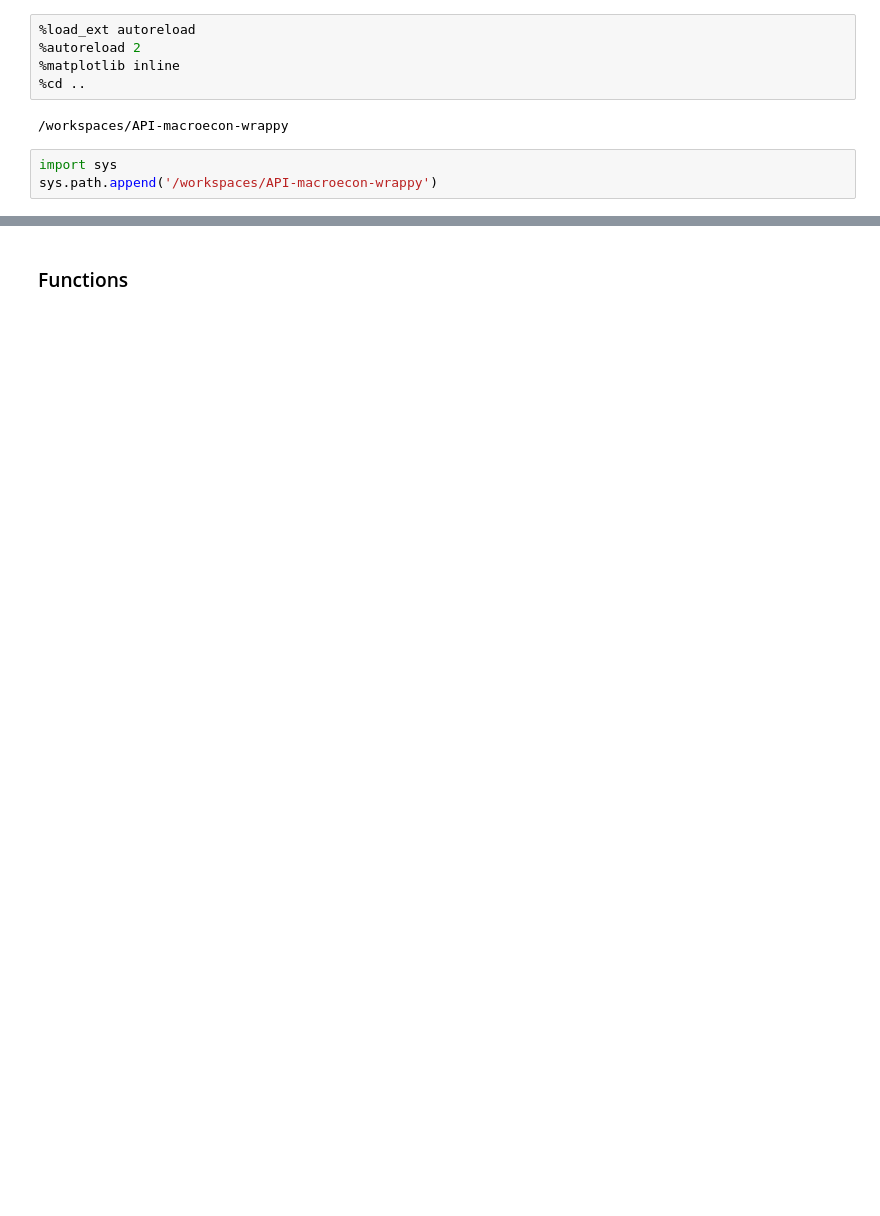
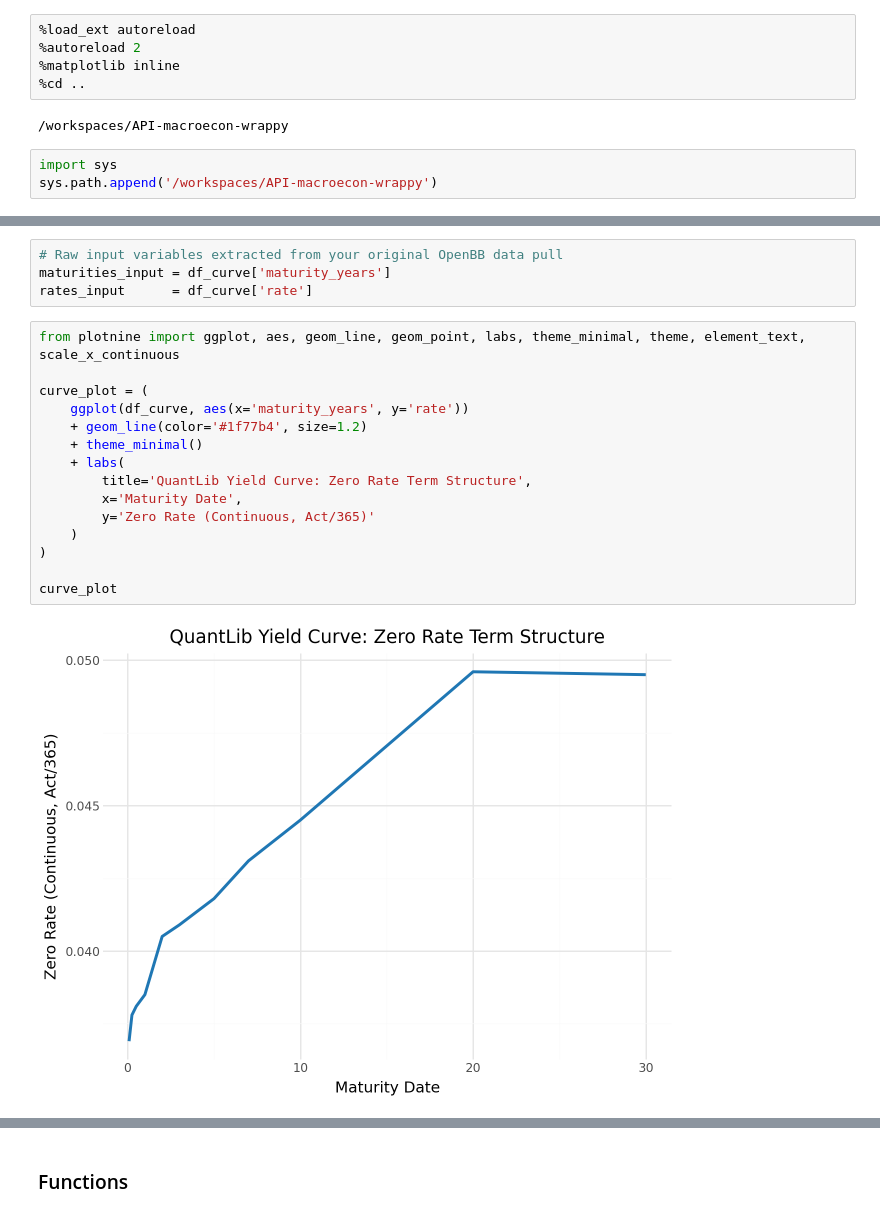
Before and after one commit to IMTorgOpenDataTools/macroecon-wrappy, a Jupyter notebook: notebooks/review_bonds.ipynb, the cells around one changed output, grey strips where cells are left out. Cells and saved outputs as stored; diff of their text form; blank space fills up the shorter version.

```diff
--- a/notebooks/review_bonds.ipynb
+++ b/notebooks/review_bonds.ipynb
@@ -83,0 +177,21 @@ Interpolated 18-Month Zero Rate: 0.0391%
+# %%
+# Raw input variables extracted from your original OpenBB data pull
+maturities_input = df_curve['maturity_years']
+rates_input      = df_curve['rate']
+# %%
+from plotnine import ggplot, aes, geom_line, geom_point, labs, theme_minimal, theme, element_text, scale_x_continuous
+
+curve_plot = (
+    ggplot(df_curve, aes(x='maturity_years', y='rate'))
+    + geom_line(color='#1f77b4', size=1.2)
+    + theme_minimal()
+    + labs(
+        title='QuantLib Yield Curve: Zero Rate Term Structure',
+        x='Maturity Date',
+        y='Zero Rate (Continuous, Act/365)'
+    )
+)
+
+curve_plot
+# %% [output]
+[figure, added]
```
Also changed, not shown: parts of 44 cells of this notebook.
